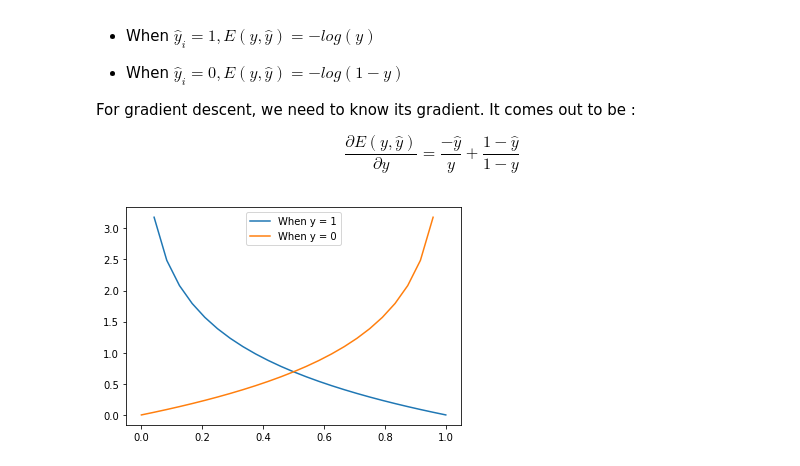
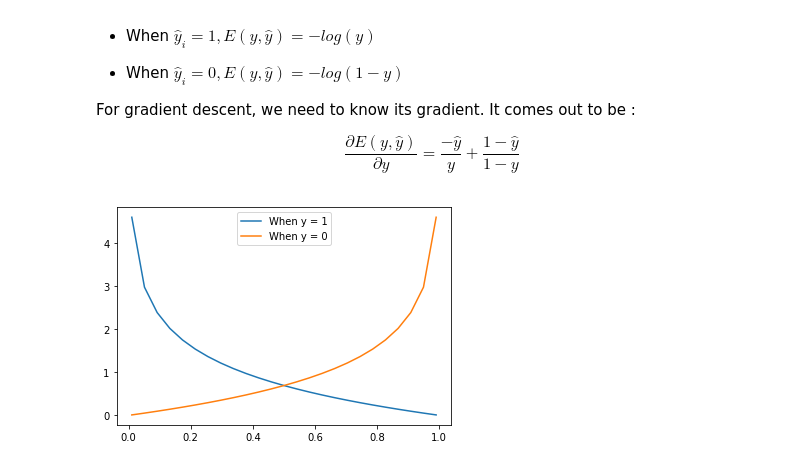
Before and after one commit to Ashwin-Rajesh/PyTorch_IEEE_2021, a Jupyter notebook: 2_LogisticRegression.ipynb, the cells around one changed output. Cells and saved outputs as stored; diff of their text form; code cells hidden in the pictures.

```diff
--- a/2_LogisticRegression.ipynb
+++ b/2_LogisticRegression.ipynb
@@ -144,10 +144,16 @@ For gradient descent, we need to know its gradient. It comes out to be :
 
 \\[ \frac{\partial E (y, \hat{y})}{\partial y} = \frac{-\hat{y}}{y} + \frac{1-\hat{y}}{1-y} \\]
 # %%
-temp = np.linspace(0, 1, 25)
+def bce_loss(act, pred):
+  return np.average(-(act * np.log(pred))-((1-act)*np.log(1-pred)))
+
+def d_bce_loss(act, pred):
+  return -act / pred + (1 - act)/(1 - pred)
+
+temp = np.linspace(0.01, 0.99, 25)
 plt.plot(temp, -np.log(temp), label="When y = 1")
 plt.plot(temp, -np.log(1-temp), label="When y = 0")
 plt.legend()
 plt.show()
 # %% [output]
-[figure, old version]
+[figure, new version]
```
Also changed, not shown: parts of 3 cells of this notebook.
